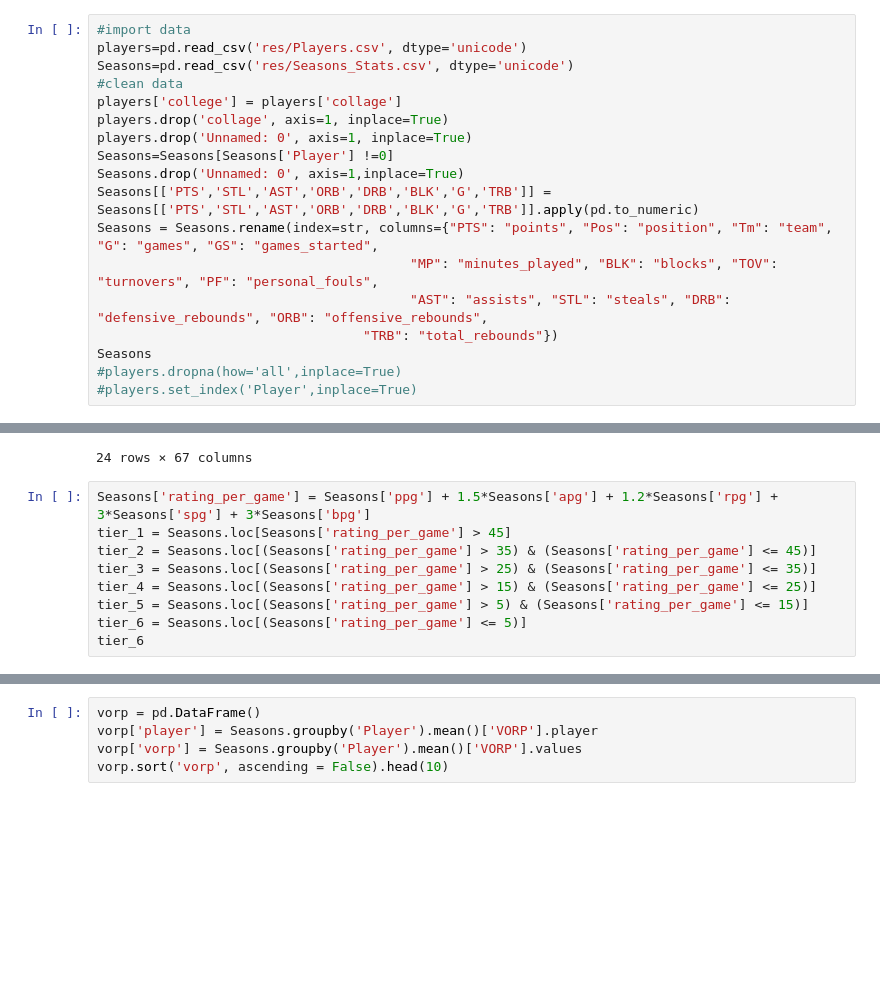
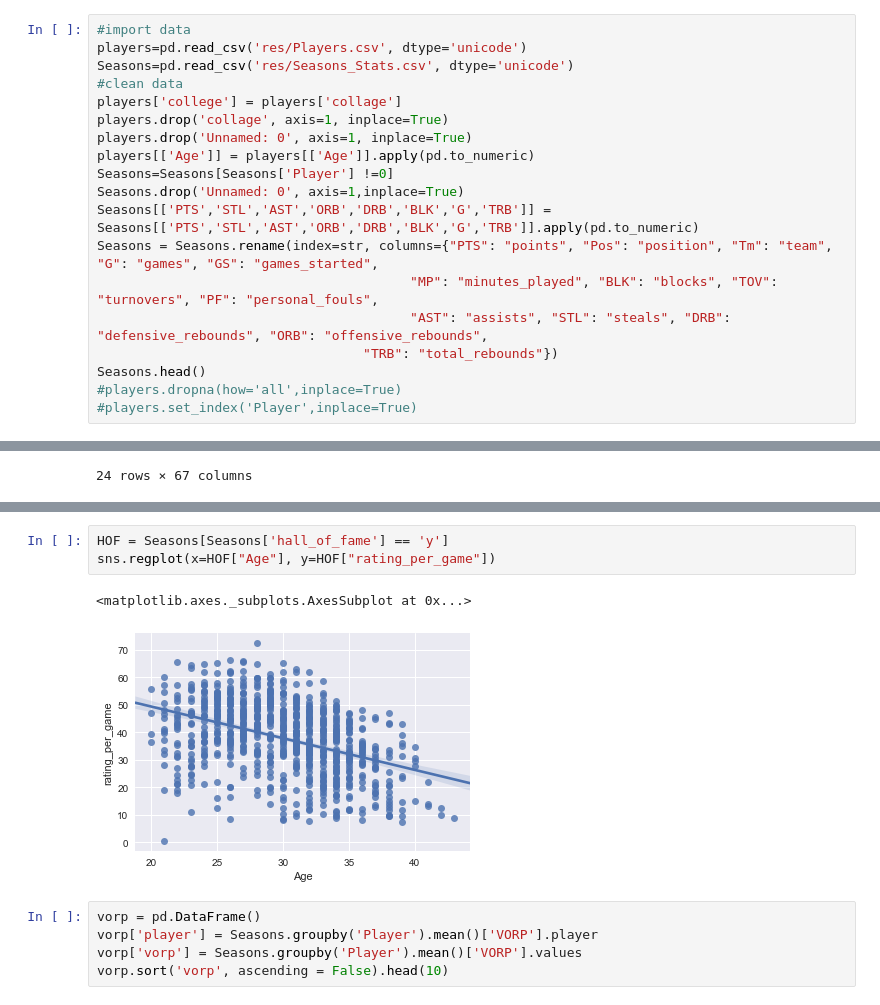
Before and after one commit to kevinetta/nba_data_science, a Jupyter notebook: NBAPROJECT.ipynb, the cells around one changed output, grey strips where cells are left out. Saved outputs shown, nothing was run; the diff lists cells and outputs as text; blank space fills up the shorter version.

```diff
--- a/NBAPROJECT.ipynb
+++ b/NBAPROJECT.ipynb
@@ -11,6 +11,7 @@ Seasons=pd.read_csv('res/Seasons_Stats.csv', dtype='unicode')
 players['college'] = players['collage']
 players.drop('collage', axis=1, inplace=True)
 players.drop('Unnamed: 0', axis=1, inplace=True)
+players[['Age']] = players[['Age']].apply(pd.to_numeric)
 Seasons=Seasons[Seasons['Player'] !=0]
 Seasons.drop('Unnamed: 0', axis=1,inplace=True)
 Seasons[['PTS','STL','AST','ORB','DRB','BLK','G','TRB']] = Seasons[['PTS','STL','AST','ORB','DRB','BLK','G','TRB']].apply(pd.to_numeric)
@@ -18,7 +19,7 @@ Seasons = Seasons.rename(index=str, columns={"PTS": "points", "Pos": "position",
                                         "MP": "minutes_played", "BLK": "blocks", "TOV": "turnovers", "PF": "personal_fouls",
                                         "AST": "assists", "STL": "steals", "DRB": "defensive_rebounds", "ORB": "offensive_rebounds",
                                   "TRB": "total_rebounds"})
-Seasons
+Seasons.head()
 #players.dropna(how='all',inplace=True)
 #players.set_index('Player',inplace=True)
 # %% [output]
@@ -197,12 +198,3 @@ Seasons.loc[Seasons['blocks']>300, :]
 | 12625 | 1996 | Dikembe Mutombo | C | 29 | DEN | 74.0 | 74 | 2713 | 17.1 | ... |
 | 16924 | 2004 | Theo Ratliff | C | 30 | TOT | 85.0 | 83 | 2664 | 14.4 | ... |
 24 rows × 67 columns
-# %%
-Seasons['rating_per_game'] = Seasons['ppg'] + 1.5*Seasons['apg'] + 1.2*Seasons['rpg'] + 3*Seasons['spg'] + 3*Seasons['bpg']
-tier_1 = Seasons.loc[Seasons['rating_per_game'] > 45]
-tier_2 = Seasons.loc[(Seasons['rating_per_game'] > 35) & (Seasons['rating_per_game'] <= 45)]
-tier_3 = Seasons.loc[(Seasons['rating_per_game'] > 25) & (Seasons['rating_per_game'] <= 35)]
-tier_4 = Seasons.loc[(Seasons['rating_per_game'] > 15) & (Seasons['rating_per_game'] <= 25)]
-tier_5 = Seasons.loc[(Seasons['rating_per_game'] > 5) & (Seasons['rating_per_game'] <= 15)]
-tier_6 = Seasons.loc[(Seasons['rating_per_game'] <= 5)]
-tier_6
@@ -228,3 +226,9 @@ tier_6
+# %%
+HOF = Seasons[Seasons['hall_of_fame'] == 'y']
+sns.regplot(x=HOF["Age"], y=HOF["rating_per_game"])
+# %% [output]
+<matplotlib.axes._subplots.AxesSubplot at 0x...>
+[figure, added]
 # %%
 vorp = pd.DataFrame()
 vorp['player'] = Seasons.groupby('Player').mean()['VORP'].player
```
Also changed, not shown: parts of 3 cells of this notebook.
